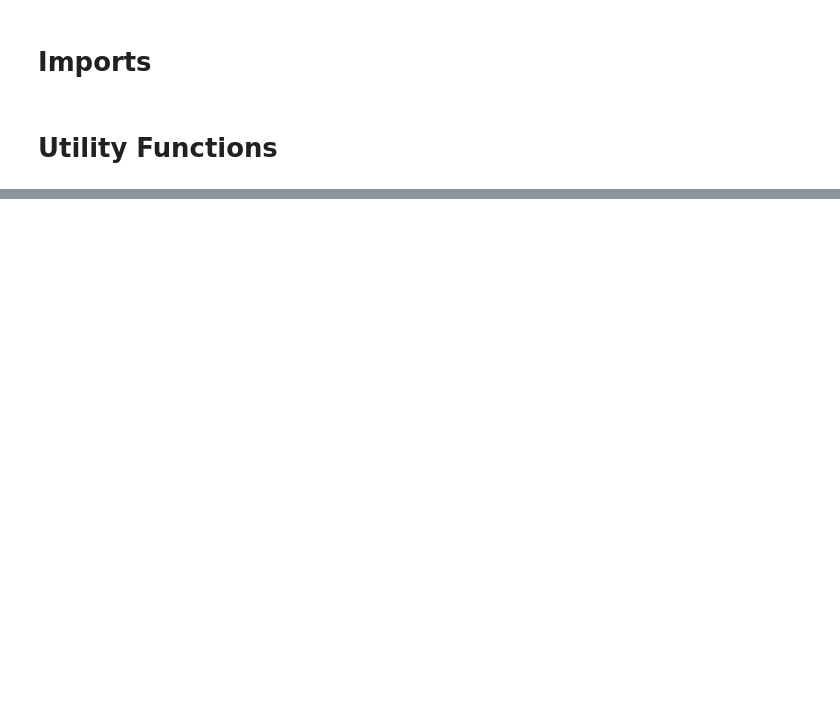
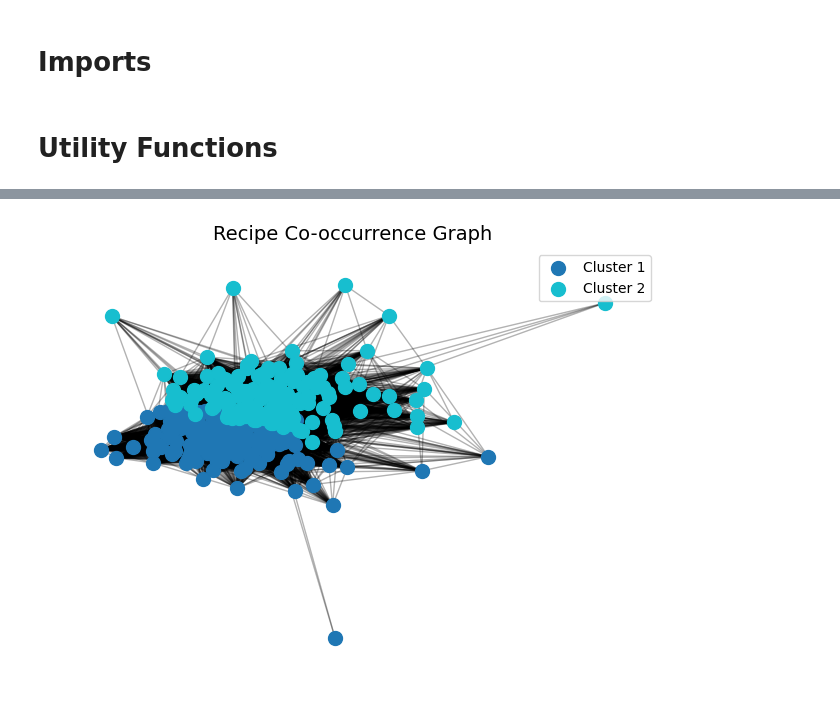
Before and after one commit to pasqualeraimo/ComplexNets-Final-Project, a Jupyter notebook: driver_2.ipynb, the cells around one changed output, grey strips where cells are left out. Saved outputs shown, nothing was run; the diff lists cells and outputs as text; code cells hidden in the pictures; blank space fills up the shorter version.

```diff
--- a/driver_2.ipynb
+++ b/driver_2.ipynb
@@ -287,0 +496,24 @@ def add_edges_from_dataframe(G, df, col1, col2, prefix1, prefix2):
+# %%
+G_bipartite = build_recipe_ingredient_graph()
+G = build_recipe_cooccurrence_graph(G_bipartite)
+communities = apply_greedy_community_detection(G)
+print(f"Trovate {len(communities)} community")
+
+cuisine_distributions = get_community_cuisine_distribution(G_bipartite, communities)
+
+# Mostra tutte le community
+for i, df in enumerate(cuisine_distributions):
+    print(f"\n🍲 Community {i+1} – {df['Count'].sum()} ricette")
+    display(df)
+
+ingredients_df = pd.read_csv("./culinaryDB/02_Ingredients.csv")
+
+# Step 4: ottieni le distribuzioni per ogni community
+ingredient_distributions = get_community_ingredient_distribution(G_bipartite, communities, ingredients_df)
+
+# Step 5: visualizza la prima
+print("Community 1 – Ingredienti principali:")
+display(ingredient_distributions[0].head(50))
+
+print("Community 2 – Ingredienti principali:")
+display(ingredient_distributions[1].head(50))
@@ -287,0 +596,4 @@ def add_edges_from_dataframe(G, df, col1, col2, prefix1, prefix2):
+# %%
+visualize_graph_with_clusters(G)
+# %% [output]
+[figure, added]
```
Also changed, not shown: parts of 6 cells of this notebook.
